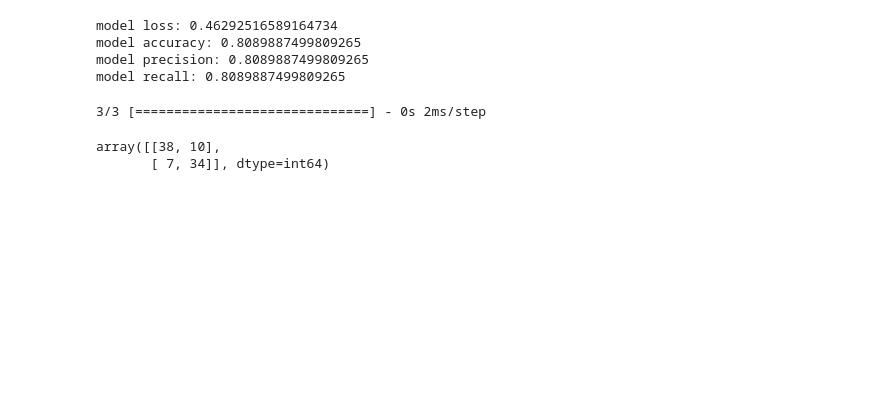
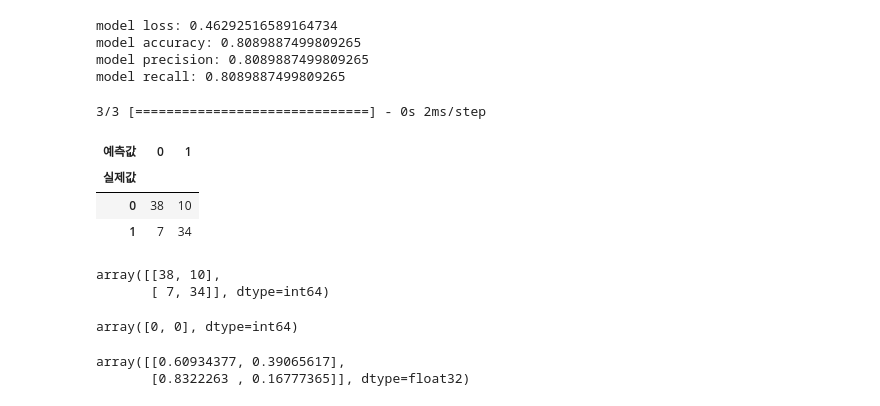
Before and after one commit to Hyo0806/ai, a Jupyter notebook: source/05_DeepLearning/07_심장병발병예측(이진==로지스틱회귀,분류).ipynb, the cells around one changed output. Drawn from its saved outputs; the diff is of its cells as text; code cells hidden in the pictures; blank space fills up the shorter version.

```diff
--- a/source/05_DeepLearning/07_심장병발병예측(이진==로지스틱회귀,분류).ipynb
+++ b/source/05_DeepLearning/07_심장병발병예측(이진==로지스틱회귀,분류).ipynb
@@ -564,8 +566,30 @@ model recall: 0.8089887499809265
 y_hat = model.predict(X_test).argmax(axis=1)
 # %% [output]
 3/3 [==============================] - 0s 2ms/step
+# %%
+pd.crosstab(y_test.reshape(-1), y_hat, rownames=['실제값'], colnames=['예측값'])
+# %% [output]
+| 예측값 | 0 | 1 |
+| 실제값 |  |  |
+| 0 | 38 | 10 |
+| 1 | 7 | 34 |
 # %%
 confusion_matrix(y_test, y_hat)
 # %% [output]
 array([[38, 10],
        [ 7, 34]], dtype=int64)
+# %%
+data = [[63, 1, 1, 145, 233, 1, 2, 150, 0, 2.3, 3, 0, 6],
+       [ 37, 1, 3, 130, 250, 0, 0, 187, 0, 3.5, 3, 0, 3]]
+input_data  = scaler.transform(data)
+model.predict([input_data], verbose=0).argmax(axis=1) # 둘다 심장병발병 음성 예측
+# %% [output]
+array([0, 0], dtype=int64)
+# %%
+# argmax를 걸치지 않으면 0방의 심장병이 안걸릴확률(0)이 60%, 걸릴확률(1)이 39%, 1방은 심장병 안걸릴확률이 83%, 걸릴확률이 16%.
+# 그래서 둘다 안걸리는 것으로 0,0이 나온것
+
+model.predict([input_data], verbose=0)
+# %% [output]
+array([[0.60934377, 0.39065617],
+       [0.8322263 , 0.16777365]], dtype=float32)
```
Also changed, not shown: parts of 12 cells of this notebook, 52 other files.
